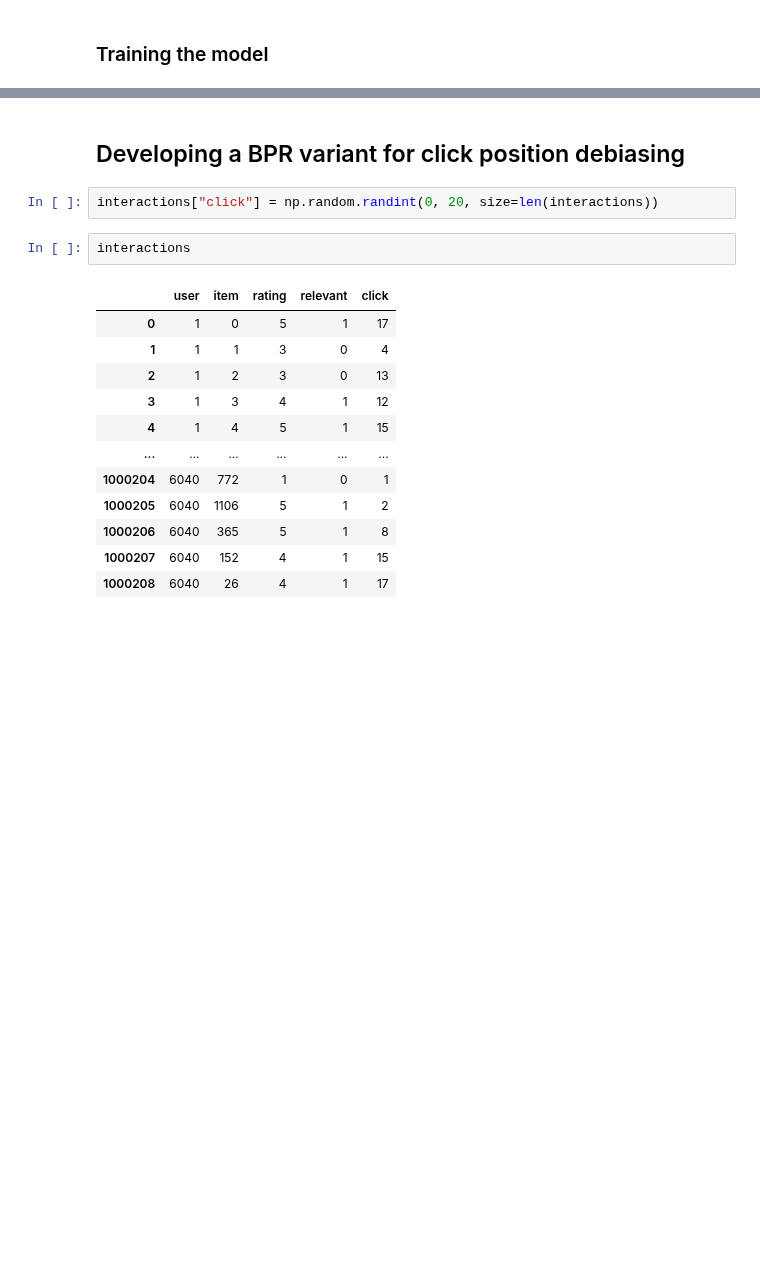
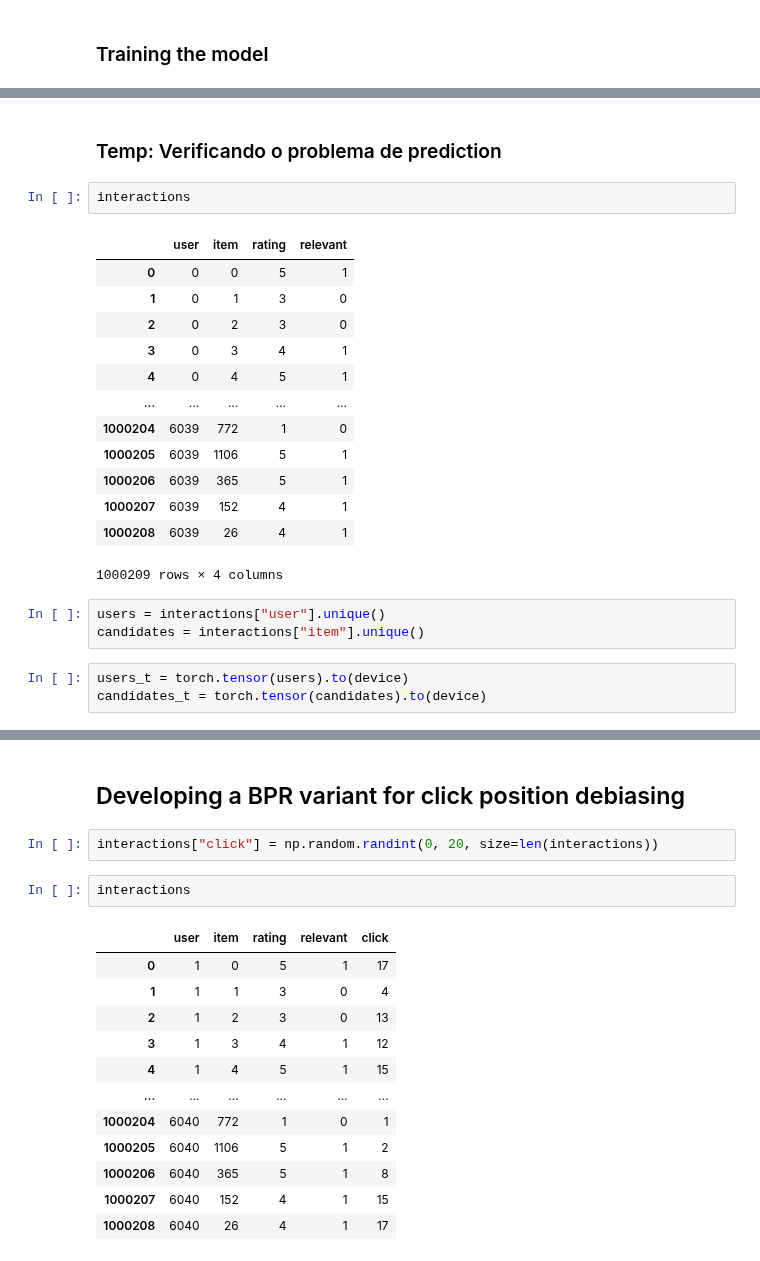
Before and after one commit to caiotda/bpr-mf, a Jupyter notebook: playground.ipynb, the cells around one changed output, grey strips where cells are left out. Saved outputs shown, nothing was run; the diff lists cells and outputs as text; blank space fills up the shorter version.

```diff
--- a/playground.ipynb
+++ b/playground.ipynb
@@ -109,0 +108,24 @@ train_losses
+# %% [markdown]
+### Temp: Verificando o problema de prediction
+# %%
+interactions
+# %% [output]
+|  | user | item | rating | relevant |
+| 0 | 0 | 0 | 5 | 1 |
+| 1 | 0 | 1 | 3 | 0 |
+| 2 | 0 | 2 | 3 | 0 |
+| 3 | 0 | 3 | 4 | 1 |
+| 4 | 0 | 4 | 5 | 1 |
+| ... | ... | ... | ... | ... |
+| 1000204 | 6039 | 772 | 1 | 0 |
+| 1000205 | 6039 | 1106 | 5 | 1 |
+| 1000206 | 6039 | 365 | 5 | 1 |
+| 1000207 | 6039 | 152 | 4 | 1 |
+| 1000208 | 6039 | 26 | 4 | 1 |
+1000209 rows × 4 columns
+# %%
+users = interactions["user"].unique()
+candidates = interactions["item"].unique()
+# %%
+users_t = torch.tensor(users).to(device)
+candidates_t = torch.tensor(candidates).to(device)
```
Also changed, not shown: parts of 12 cells of this notebook.
